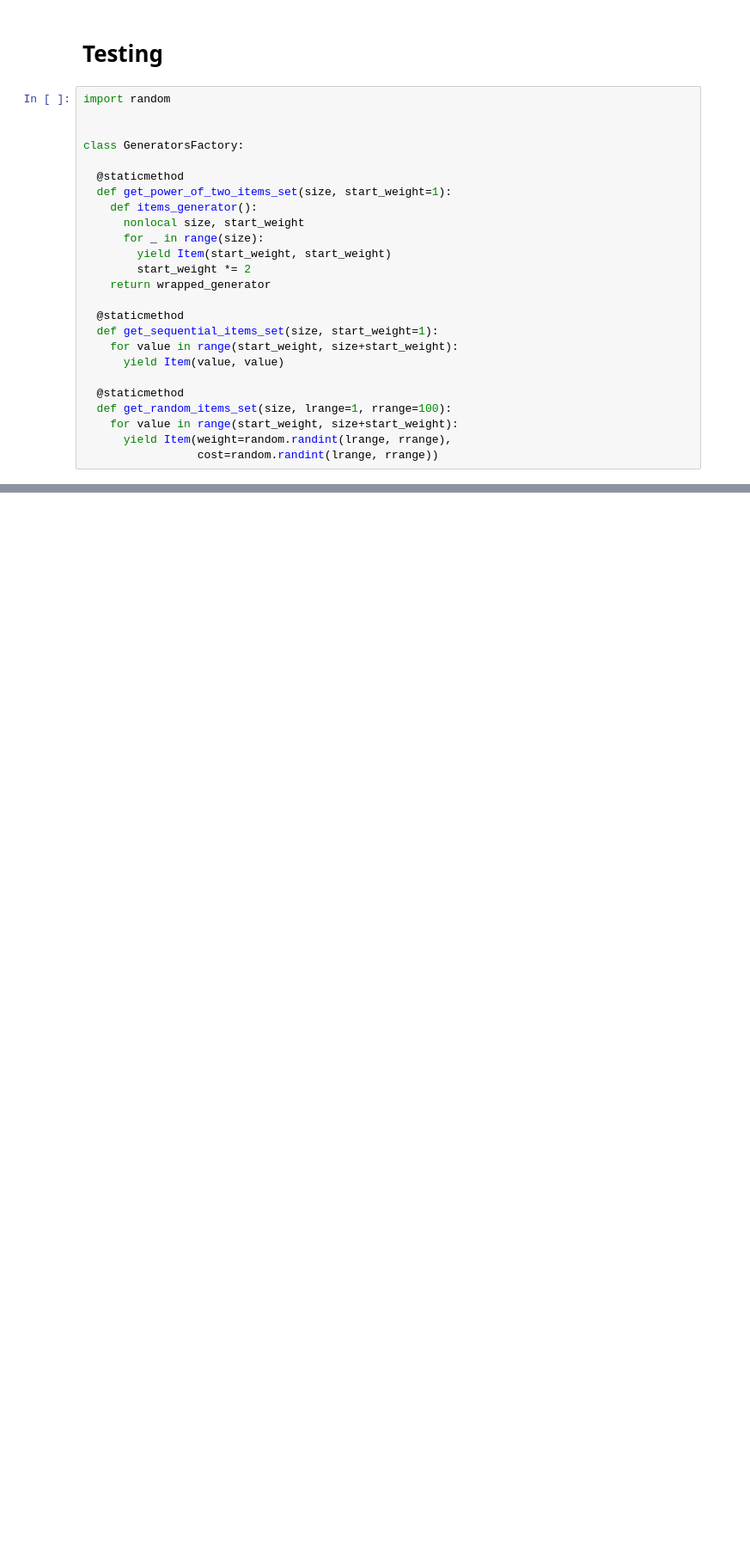
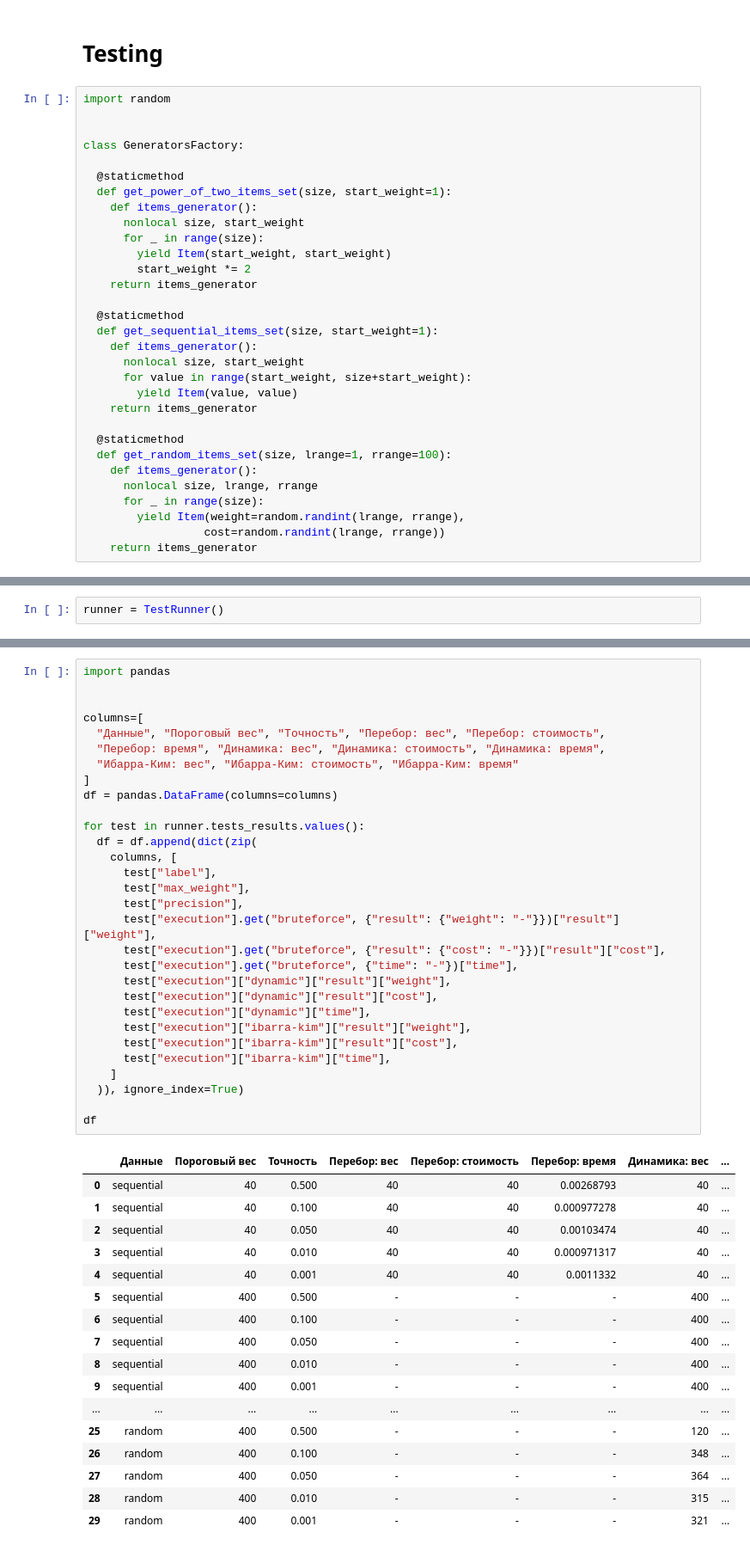
Before and after one commit to MVCionOld/knapsack, a Jupyter notebook: tsion_m_795_knapsack_project_52.ipynb, the cells around one changed output, grey strips where cells are left out. Shown: that part at 86% size. Cells and saved outputs as stored; diff of their text form; blank space fills up the shorter version.

```diff
--- a/tsion_m_795_knapsack_project_52.ipynb
+++ b/tsion_m_795_knapsack_project_52.ipynb
@@ -1055,15 +406,21 @@ class GeneratorsFactory:
       for _ in range(size):
         yield Item(start_weight, start_weight)
         start_weight *= 2
-    return wrapped_generator
+    return items_generator
 
   @staticmethod
   def get_sequential_items_set(size, start_weight=1):
-    for value in range(start_weight, size+start_weight):
-      yield Item(value, value)
+    def items_generator():
+      nonlocal size, start_weight
+      for value in range(start_weight, size+start_weight):
+        yield Item(value, value)
+    return items_generator
 
   @staticmethod
   def get_random_items_set(size, lrange=1, rrange=100):
-    for value in range(start_weight, size+start_weight):
-      yield Item(weight=random.randint(lrange, rrange),
-                 cost=random.randint(lrange, rrange))
+    def items_generator():
+      nonlocal size, lrange, rrange
+      for _ in range(size):
+        yield Item(weight=random.randint(lrange, rrange),
+                  cost=random.randint(lrange, rrange))
+    return items_generator
@@ -1069,0 +507,2 @@ class GeneratorsFactory:
+# %%
+runner = TestRunner()
@@ -1069,0 +764,48 @@ class GeneratorsFactory:
+# %%
+import pandas
+
+
+columns=[
+  "Данные", "Пороговый вес", "Точность", "Перебор: вес", "Перебор: стоимость",
+  "Перебор: время", "Динамика: вес", "Динамика: стоимость", "Динамика: время",
+  "Ибарра-Ким: вес", "Ибарра-Ким: стоимость", "Ибарра-Ким: время"
+]
+df = pandas.DataFrame(columns=columns)
+
+for test in runner.tests_results.values():
+  df = df.append(dict(zip(
+    columns, [
+      test["label"],
+      test["max_weight"],
+      test["precision"],
+      test["execution"].get("bruteforce", {"result": {"weight": "-"}})["result"]["weight"],
+      test["execution"].get("bruteforce", {"result": {"cost": "-"}})["result"]["cost"],
+      test["execution"].get("bruteforce", {"time": "-"})["time"],
+      test["execution"]["dynamic"]["result"]["weight"],
+      test["execution"]["dynamic"]["result"]["cost"],
+      test["execution"]["dynamic"]["time"],
+      test["execution"]["ibarra-kim"]["result"]["weight"],
+      test["execution"]["ibarra-kim"]["result"]["cost"],
+      test["execution"]["ibarra-kim"]["time"],
+    ]
+  )), ignore_index=True)
+
+df
+# %% [output]
+|  | Данные | Пороговый вес | Точность | Перебор: вес | Перебор: стоимость | Перебор: время | Динамика: вес | ... |
+| 0 | sequential | 40 | 0.500 | 40 | 40 | 0.00268793 | 40 | ... |
+| 1 | sequential | 40 | 0.100 | 40 | 40 | 0.000977278 | 40 | ... |
+| 2 | sequential | 40 | 0.050 | 40 | 40 | 0.00103474 | 40 | ... |
+| 3 | sequential | 40 | 0.010 | 40 | 40 | 0.000971317 | 40 | ... |
+| 4 | sequential | 40 | 0.001 | 40 | 40 | 0.0011332 | 40 | ... |
+| 5 | sequential | 400 | 0.500 | - | - | - | 400 | ... |
+| 6 | sequential | 400 | 0.100 | - | - | - | 400 | ... |
+| 7 | sequential | 400 | 0.050 | - | - | - | 400 | ... |
+| 8 | sequential | 400 | 0.010 | - | - | - | 400 | ... |
+| 9 | sequential | 400 | 0.001 | - | - | - | 400 | ... |
+| ... | ... | ... | ... | ... | ... | ... | ... | ... |
+| 25 | random | 400 | 0.500 | - | - | - | 120 | ... |
+| 26 | random | 400 | 0.100 | - | - | - | 348 | ... |
+| 27 | random | 400 | 0.050 | - | - | - | 364 | ... |
+| 28 | random | 400 | 0.010 | - | - | - | 315 | ... |
+| 29 | random | 400 | 0.001 | - | - | - | 321 | ... |
```
Also changed, not shown: parts of 71 cells of this notebook, 1 other file.
